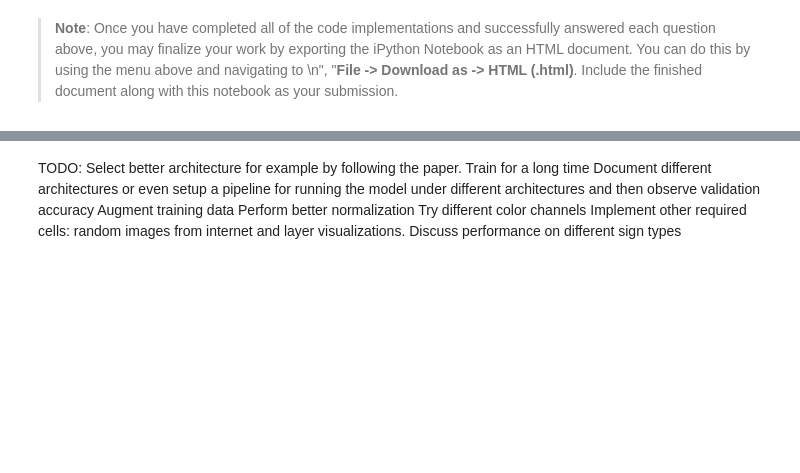
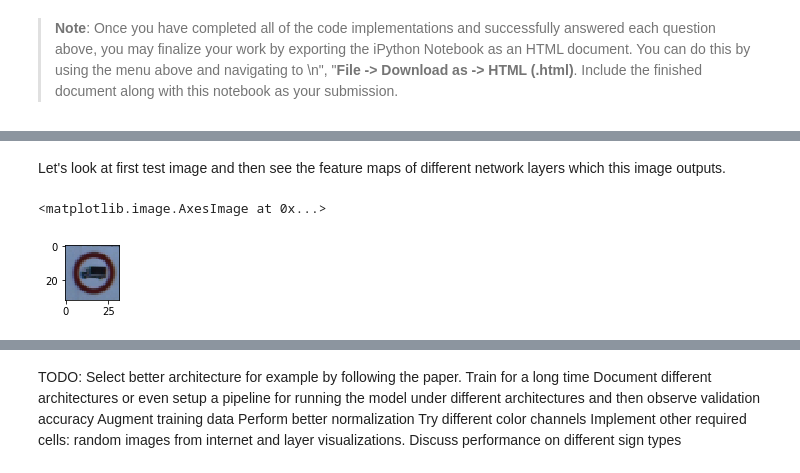
Before and after one commit to maks-bond/CarND-TrafficSignClassification, a Jupyter notebook: Traffic_Sign_Classifier.ipynb, the cells around one changed output, grey strips where cells are left out. Drawn from its saved outputs; the diff is of its cells as text; code cells hidden in the pictures; blank space fills up the shorter version.

```diff
--- a/Traffic_Sign_Classifier.ipynb
+++ b/Traffic_Sign_Classifier.ipynb
@@ -639,0 +617,9 @@ def outputFeatureMap(image_input, tf_activation, activation_min=-1, activation_m
+# %% [markdown]
+Let's look at first test image and then see the feature maps of different network layers which this image outputs.
+# %%
+test_im_raw = X_test[0]
+plt.figure(figsize=(1, 1))
+plt.imshow(test_im_raw)
+# %% [output]
+<matplotlib.image.AxesImage at 0x...>
+[figure, added]
```
Also changed, not shown: parts of 18 cells of this notebook, 14 other files.
